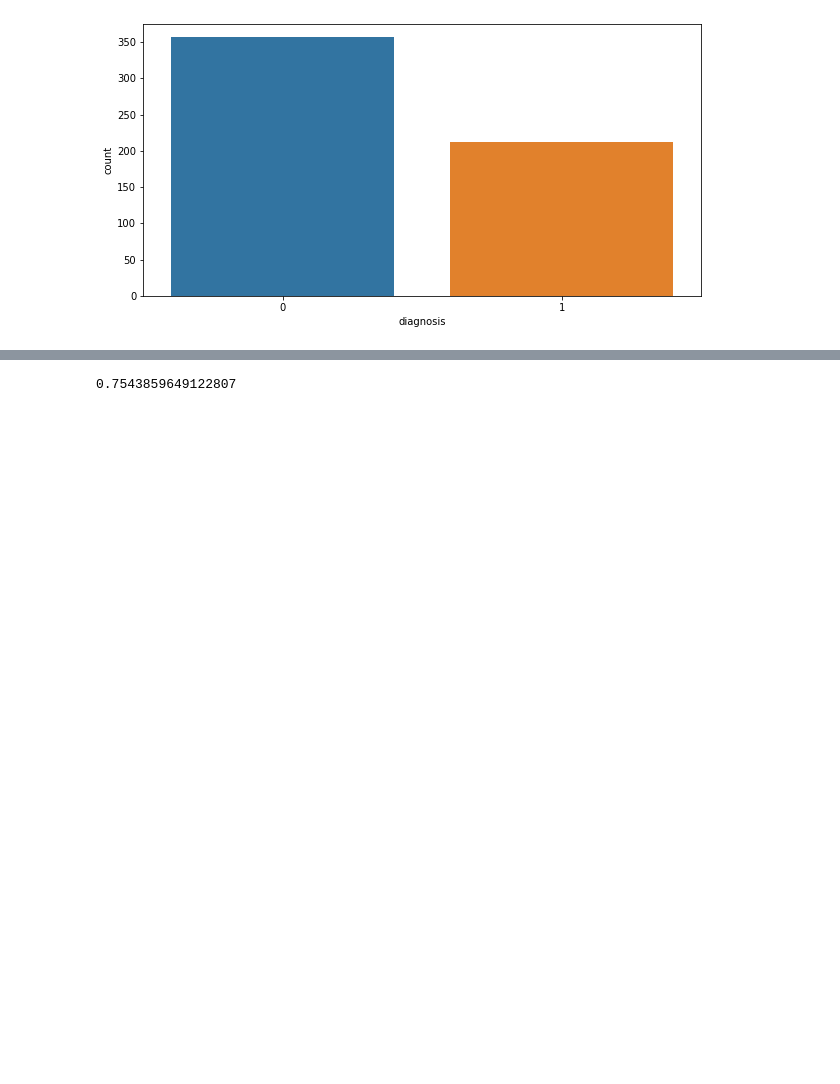
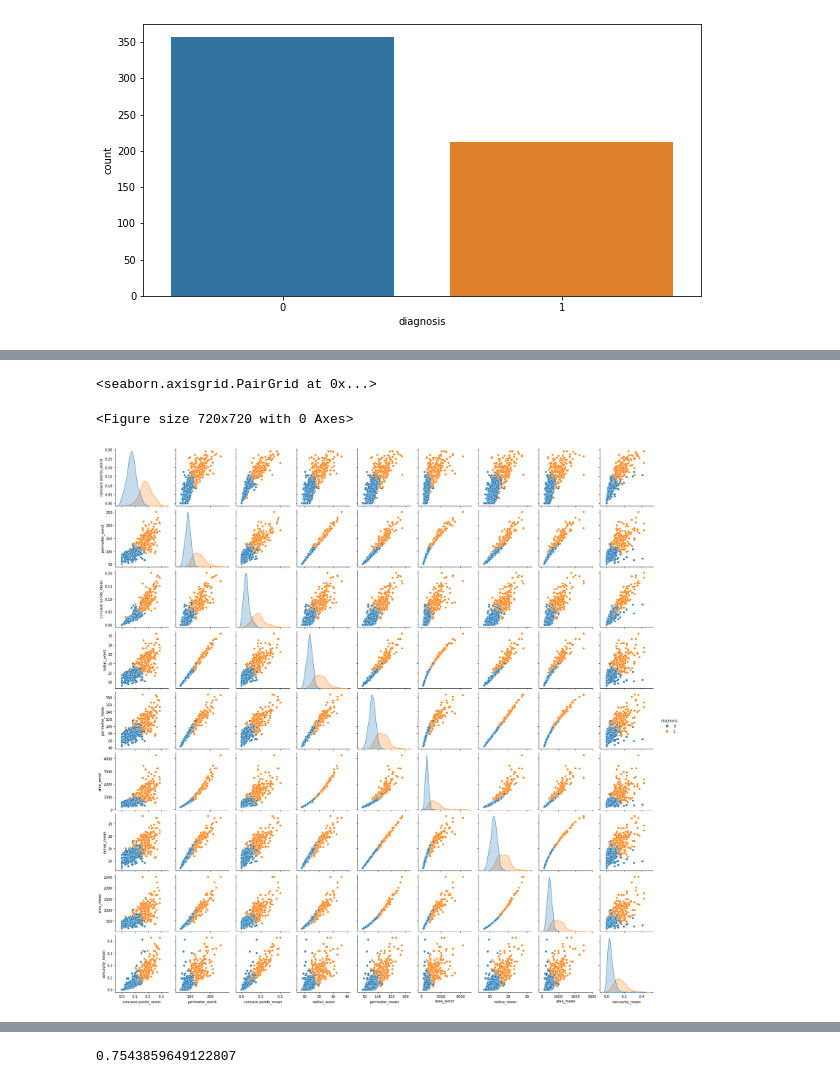
Before and after one commit to colinoy/BreastCancerPrediction, a Jupyter notebook: BreastCancer_EDA.ipynb, the cells around one changed output, grey strips where cells are left out. Saved outputs shown, nothing was run; the diff lists cells and outputs as text; code cells hidden in the pictures; blank space fills up the shorter version.

```diff
--- a/BreastCancer_EDA.ipynb
+++ b/BreastCancer_EDA.ipynb
@@ -171,0 +190,11 @@ sns.heatmap(data_malignant.corr(), annot=True)
+# %%
+##pairplot to visualize the data. pair plot is a plot that shows the distribution of the data in all the variables.
+plt.figure(figsize=(10,10))
+cols = ['diagnosis', 'concave points_worst', 'perimeter_worst',
+    'concave points_mean', 'radius_worst', 'perimeter_mean', 'area_worst',
+    'radius_mean', 'area_mean', 'concavity_mean']
+sns.pairplot(data[cols], hue='diagnosis')
+# %% [output]
+<seaborn.axisgrid.PairGrid at 0x...>
+<Figure size 720x720 with 0 Axes>
+[figure, added]
```
Also changed, not shown: parts of 22 cells of this notebook.
